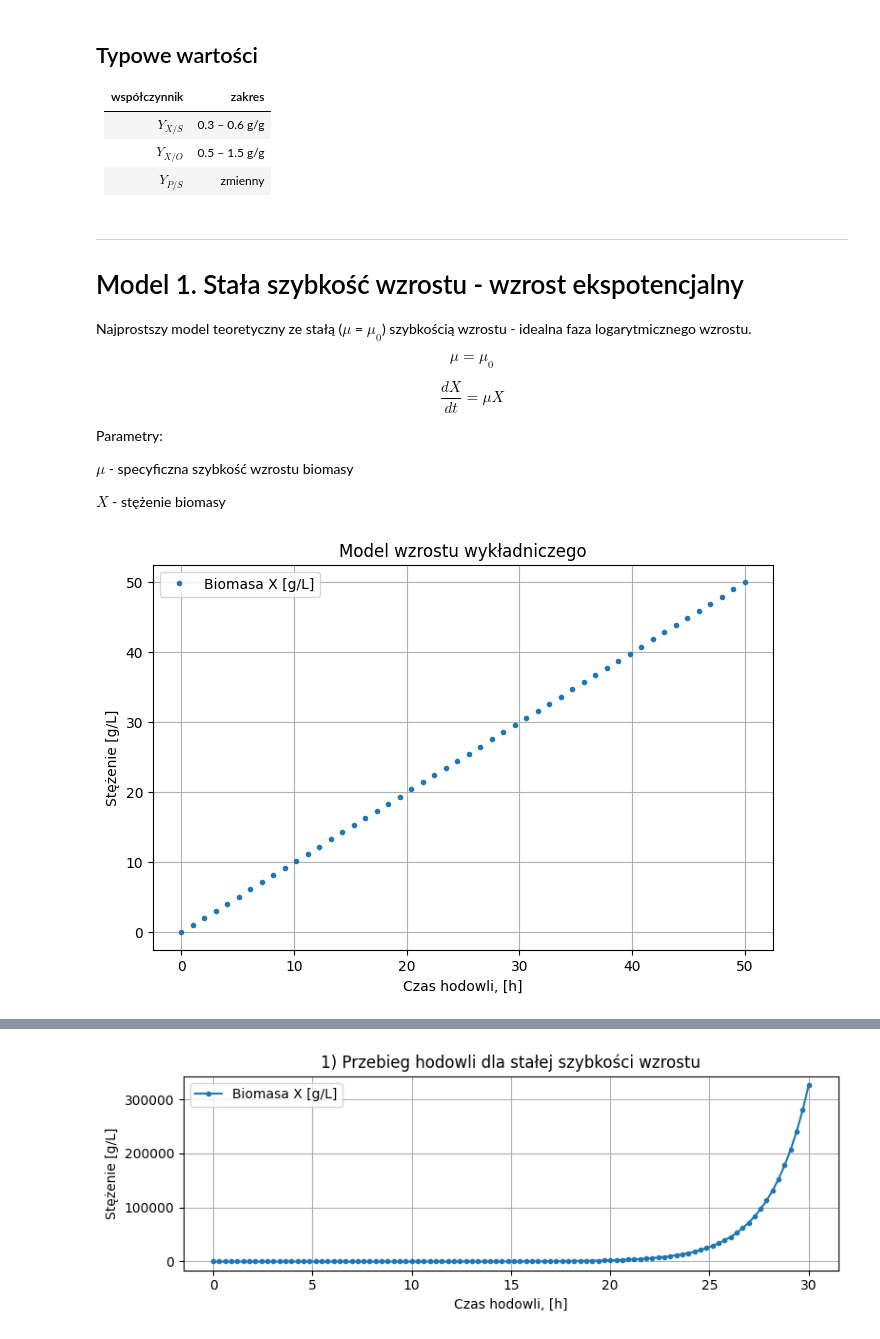
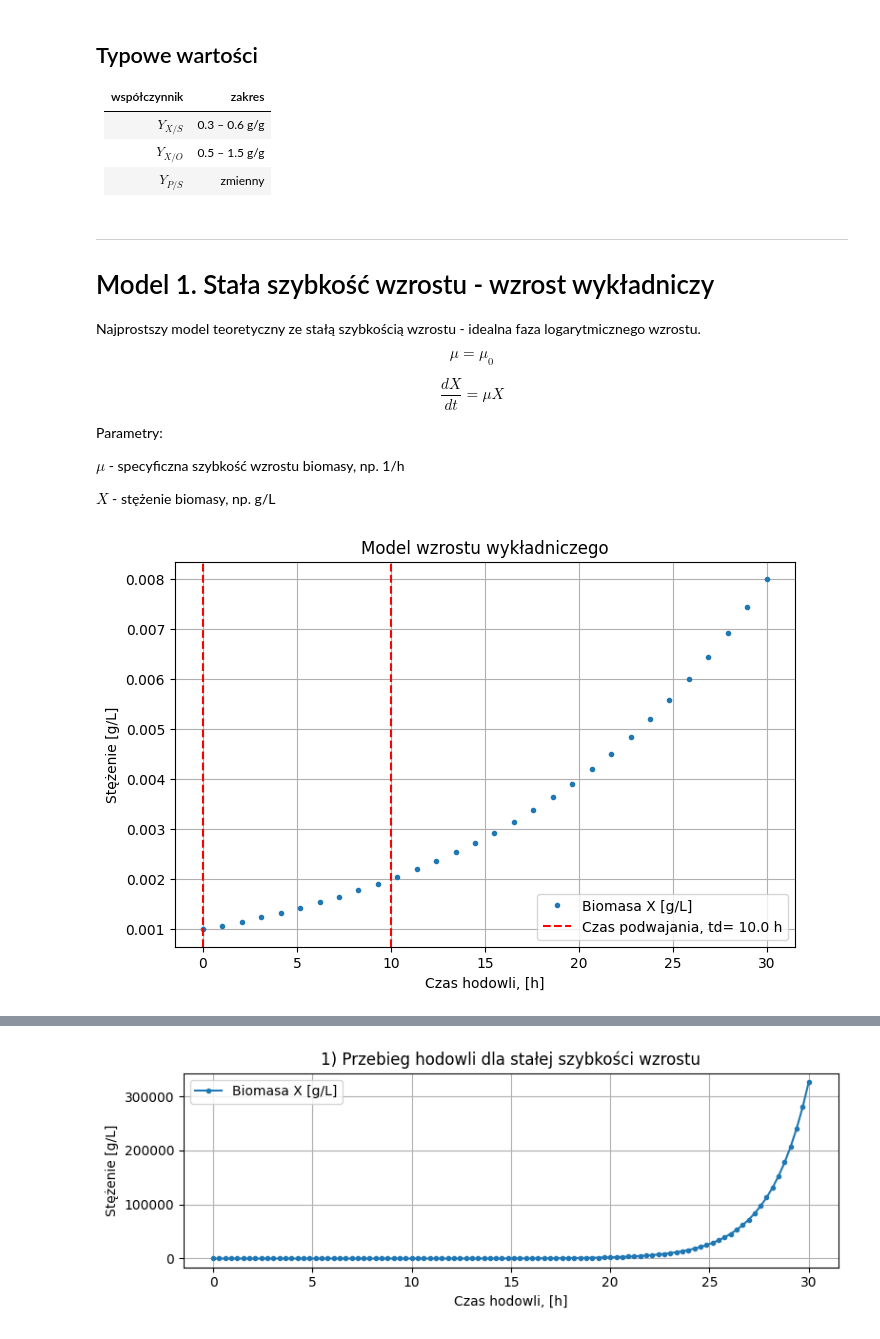
Before and after one commit to sbednarz/ModelowanieProcesowBiotechnologicznych2026, a Jupyter notebook: kinetyka_bioprocesów/02 modele wzrostu podstawy.ipynb, the cells around one changed output, grey strips where cells are left out. Cells and saved outputs as stored; diff of their text form; code cells hidden in the pictures.

```diff
--- a/kinetyka_bioprocesów/02 modele wzrostu podstawy.ipynb
+++ b/kinetyka_bioprocesów/02 modele wzrostu podstawy.ipynb
@@ -273,9 +273,9 @@ $$
 ---
 
 
-# Model 1. Stała szybkość wzrostu - wzrost ekspotencjalny
+# Model 1. Stała szybkość wzrostu - wzrost wykładniczy
 
-Najprostszy model teoretyczny ze stałą ($\mu$ = $\mu_0$) szybkością wzrostu - idealna faza logarytmicznego wzrostu.
+Najprostszy model teoretyczny ze stałą szybkością wzrostu - idealna faza logarytmicznego wzrostu.
 
 $$
 \mu = \mu_0
@@ -287,50 +287,57 @@ $$
 
 Parametry:
 
-$\mu$ - specyficzna szybkość wzrostu biomasy
+$\mu$ - specyficzna szybkość wzrostu biomasy, np. 1/h
 
-$X$ - stężenie biomasy
+$X$ - stężenie biomasy, np. g/L
 # %%
 import numpy as np
 import matplotlib.pyplot as plt
 from scipy.integrate import odeint
 
 # parametry
-mu0 = 5 # 1/h
+mu0 = np.log(2)/10 # 1/h
+
+# czas podwajania
+td = np.log(2)/mu0
 
 # warunki początkowe
-X0 = 0.1 # g/L
+X0 = 0.001 # g/L
 y0 = [X0]
 
 # przedział czasu, początek - koniec
 t_start = 0  # h
-t_end = 50 #h
+t_end = 30 #h
 # przedział podzielony na N punktów obliczeniowych
-N = 50
+N = 30
 t = np.linspace(t_start, t_end, N)
 
 
 # W modelu tylko jeden parametr zależny od czasy - X - stężenie biomasy
-def model(t, y):
+def model(y, t):
     X = y[0]
     mu = mu0
     dXdt = mu * X
     return [dXdt]
 
 # rozwiązanie dla okienka czasu t, dla warunków początkowych w y0
-results = odeint(model, t, y0)
+results = odeint(model, y0, t)
 
 # wyniki (ułożone w kolumnach - wektorach)
-X = results[0] # obliczone stężenie biomasy
+X = results[:,0] # obliczone stężenie biomasy
 
 # wykres
 plt.figure(figsize=(8, 5))
+
 plt.plot(t, X, '.', label="Biomasa X [g/L]")
+plt.axvline(0, color='r', linestyle='--', label="")
+plt.axvline(td, color='r', linestyle='--', label="Czas podwajania, td= {} h".format(td))
+
 plt.xlabel("Czas hodowli, [h]")
 plt.ylabel("Stężenie [g/L]")
 plt.title("Model wzrostu wykładniczego")
 plt.legend()
-plt.grid(True)
+plt.grid()
 plt.show()
 # %% [output]
-[figure, old version]
+[figure, new version]
```
Also changed, not shown: parts of 5 cells of this notebook.
